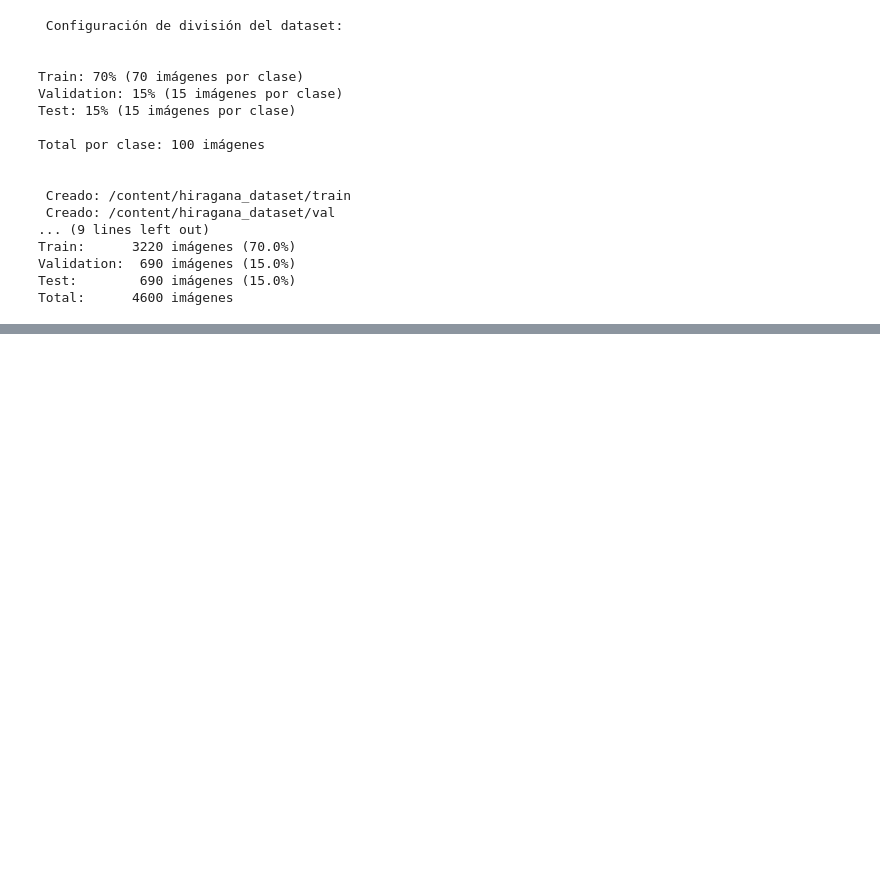
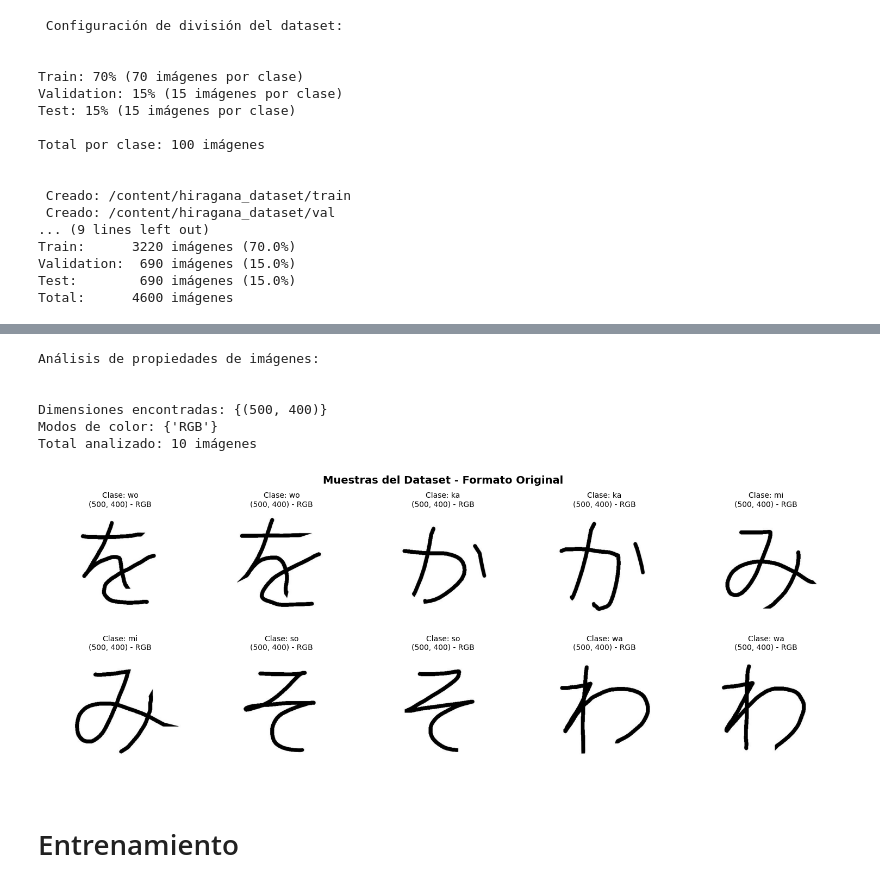
Before and after one commit to eunicean/Proyecto-DeepLearning, a Jupyter notebook: CNN/HIRAGANA_CNN.ipynb, the cells around one changed output, grey strips where cells are left out. Saved outputs shown, nothing was run; the diff lists cells and outputs as text; code cells hidden in the pictures; blank space fills up the shorter version.

```diff
--- a/CNN/HIRAGANA_CNN.ipynb
+++ b/CNN/HIRAGANA_CNN.ipynb
@@ -235,0 +318,66 @@ print(os.scandir())
+# %%
+# Analizar propiedades de varias imágenes
+import matplotlib.pyplot as plt
+
+def analyze_image_properties(base_path, num_samples=10):
+    """
+    Analiza las propiedades de imágenes del dataset
+    """
+    print("Análisis de propiedades de imágenes:")
+    print("\n")
+
+    # Tomar muestras de diferentes clases
+    train_path = os.path.join(base_path, 'train')
+    classes = os.listdir(train_path)[:5]  # Primeras 5 clases
+
+    sizes = []
+    modes = []
+    sample_images = []
+
+    for cls in classes:
+        class_path = os.path.join(train_path, cls)
+        images = [f for f in os.listdir(class_path) if f.endswith('.jpg')][:2]
+
+        for img_name in images:
+            img_path = os.path.join(class_path, img_name)
+            img = Image.open(img_path)
+
+            sizes.append(img.size)
+            modes.append(img.mode)
+            sample_images.append((img, cls))
+
+    # Estadísticas
+    unique_sizes = set(sizes)
+    unique_modes = set(modes)
+
+    print(f"Dimensiones encontradas: {unique_sizes}")
+    print(f"Modos de color: {unique_modes}")
+    print(f"Total analizado: {len(sizes)} imágenes")
+
+    return sample_images
+
+# Analizar imágenes
+samples = analyze_image_properties(base_output_path)
+
+# Visualizar muestras
+fig, axes = plt.subplots(2, 5, figsize=(15, 6))
+axes = axes.flatten()
+
+for idx, (img, cls) in enumerate(samples):
+    axes[idx].imshow(img, cmap='gray')
+    axes[idx].set_title(f'Clase: {cls}\n{img.size} - {img.mode}', fontsize=10)
+    axes[idx].axis('off')
+
+plt.suptitle('Muestras del Dataset - Formato Original', fontsize=14, fontweight='bold')
+plt.tight_layout()
+plt.show()
+# %% [output]
+Análisis de propiedades de imágenes:
+
+
+Dimensiones encontradas: {(500, 400)}
+Modos de color: {'RGB'}
+Total analizado: 10 imágenes
+[figure, added]
+# %% [markdown]
+# Entrenamiento
```
Also changed, not shown: parts of 7 cells of this notebook.
